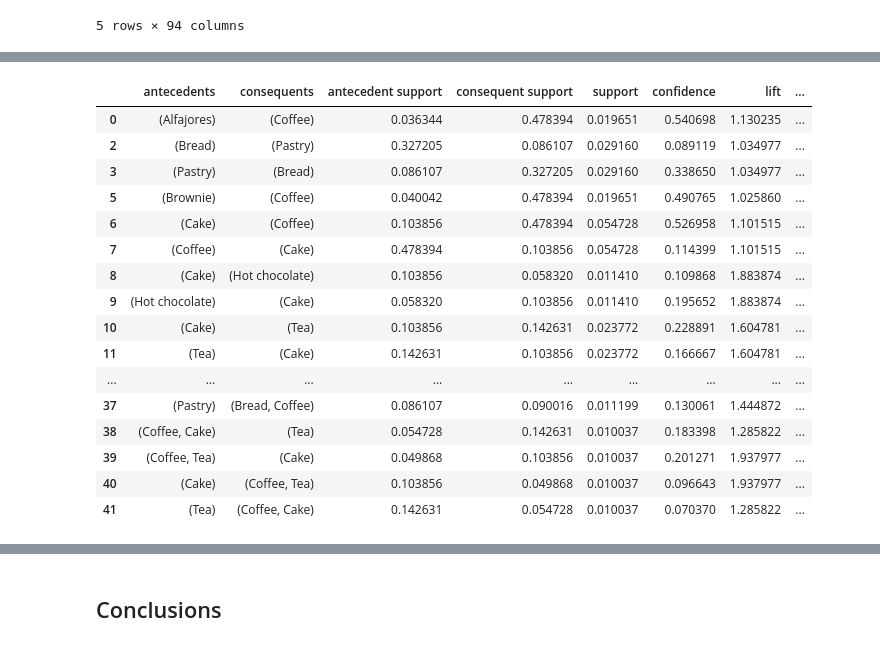
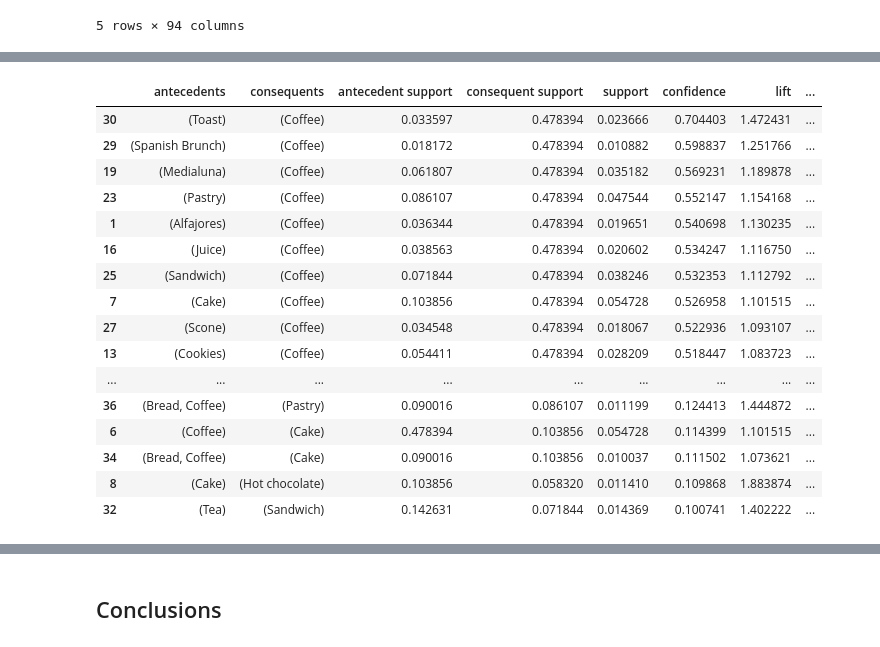
Before and after one commit to poojapatel26/Lets-Upgrade-AI-ML, a Jupyter notebook: Day 39 Assignment.ipynb, the cells around one changed output, grey strips where cells are left out. Drawn from its saved outputs; the diff is of its cells as text; code cells hidden in the pictures.

```diff
--- a/Day 39 Assignment.ipynb
+++ b/Day 39 Assignment.ipynb
@@ -358,21 +338,21 @@ rules.sort_values('confidence', ascending=False)
 # %%
 rules[ (rules['lift'] >= 1) &
-       (rules['confidence'] >= 0.05) ]
+       (rules['confidence'] >= 0.10) ].sort_values(by='confidence',ascending=False)
 # %% [output]
 |  | antecedents | consequents | antecedent support | consequent support | support | confidence | lift | ... |
-| 0 | (Alfajores) | (Coffee) | 0.036344 | 0.478394 | 0.019651 | 0.540698 | 1.130235 | ... |
-| 2 | (Bread) | (Pastry) | 0.327205 | 0.086107 | 0.029160 | 0.089119 | 1.034977 | ... |
-| 3 | (Pastry) | (Bread) | 0.086107 | 0.327205 | 0.029160 | 0.338650 | 1.034977 | ... |
-| 5 | (Brownie) | (Coffee) | 0.040042 | 0.478394 | 0.019651 | 0.490765 | 1.025860 | ... |
-| 6 | (Cake) | (Coffee) | 0.103856 | 0.478394 | 0.054728 | 0.526958 | 1.101515 | ... |
-| 7 | (Coffee) | (Cake) | 0.478394 | 0.103856 | 0.054728 | 0.114399 | 1.101515 | ... |
+| 30 | (Toast) | (Coffee) | 0.033597 | 0.478394 | 0.023666 | 0.704403 | 1.472431 | ... |
+| 29 | (Spanish Brunch) | (Coffee) | 0.018172 | 0.478394 | 0.010882 | 0.598837 | 1.251766 | ... |
+| 19 | (Medialuna) | (Coffee) | 0.061807 | 0.478394 | 0.035182 | 0.569231 | 1.189878 | ... |
+| 23 | (Pastry) | (Coffee) | 0.086107 | 0.478394 | 0.047544 | 0.552147 | 1.154168 | ... |
+| 1 | (Alfajores) | (Coffee) | 0.036344 | 0.478394 | 0.019651 | 0.540698 | 1.130235 | ... |
+| 16 | (Juice) | (Coffee) | 0.038563 | 0.478394 | 0.020602 | 0.534247 | 1.116750 | ... |
+| 25 | (Sandwich) | (Coffee) | 0.071844 | 0.478394 | 0.038246 | 0.532353 | 1.112792 | ... |
+| 7 | (Cake) | (Coffee) | 0.103856 | 0.478394 | 0.054728 | 0.526958 | 1.101515 | ... |
+| 27 | (Scone) | (Coffee) | 0.034548 | 0.478394 | 0.018067 | 0.522936 | 1.093107 | ... |
+| 13 | (Cookies) | (Coffee) | 0.054411 | 0.478394 | 0.028209 | 0.518447 | 1.083723 | ... |
+| ... | ... | ... | ... | ... | ... | ... | ... | ... |
+| 36 | (Bread, Coffee) | (Pastry) | 0.090016 | 0.086107 | 0.011199 | 0.124413 | 1.444872 | ... |
+| 6 | (Coffee) | (Cake) | 0.478394 | 0.103856 | 0.054728 | 0.114399 | 1.101515 | ... |
+| 34 | (Bread, Coffee) | (Cake) | 0.090016 | 0.103856 | 0.010037 | 0.111502 | 1.073621 | ... |
 | 8 | (Cake) | (Hot chocolate) | 0.103856 | 0.058320 | 0.011410 | 0.109868 | 1.883874 | ... |
-| 9 | (Hot chocolate) | (Cake) | 0.058320 | 0.103856 | 0.011410 | 0.195652 | 1.883874 | ... |
-| 10 | (Cake) | (Tea) | 0.103856 | 0.142631 | 0.023772 | 0.228891 | 1.604781 | ... |
-| 11 | (Tea) | (Cake) | 0.142631 | 0.103856 | 0.023772 | 0.166667 | 1.604781 | ... |
-| ... | ... | ... | ... | ... | ... | ... | ... | ... |
-| 37 | (Pastry) | (Bread, Coffee) | 0.086107 | 0.090016 | 0.011199 | 0.130061 | 1.444872 | ... |
-| 38 | (Coffee, Cake) | (Tea) | 0.054728 | 0.142631 | 0.010037 | 0.183398 | 1.285822 | ... |
-| 39 | (Coffee, Tea) | (Cake) | 0.049868 | 0.103856 | 0.010037 | 0.201271 | 1.937977 | ... |
-| 40 | (Cake) | (Coffee, Tea) | 0.103856 | 0.049868 | 0.010037 | 0.096643 | 1.937977 | ... |
-| 41 | (Tea) | (Coffee, Cake) | 0.142631 | 0.054728 | 0.010037 | 0.070370 | 1.285822 | ... |
+| 32 | (Tea) | (Sandwich) | 0.142631 | 0.071844 | 0.014369 | 0.100741 | 1.402222 | ... |
```
Also changed, not shown: parts of 17 cells of this notebook.
